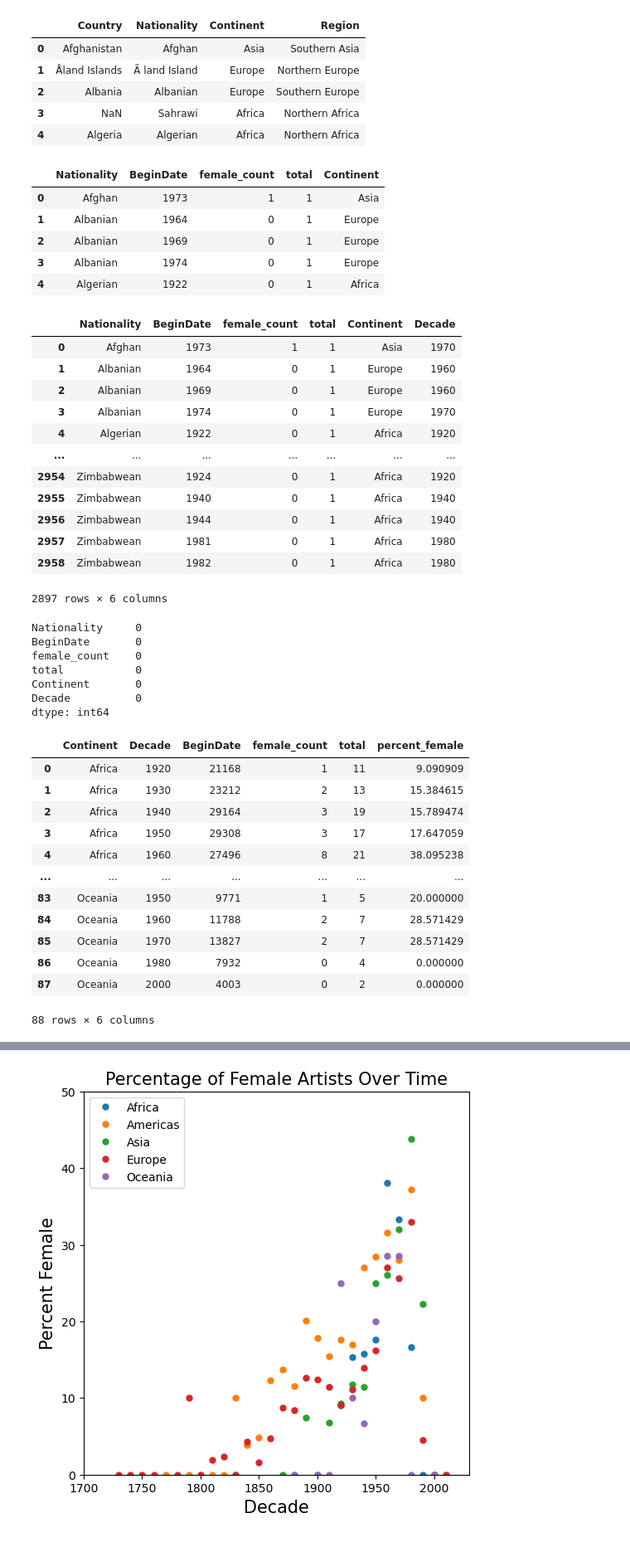
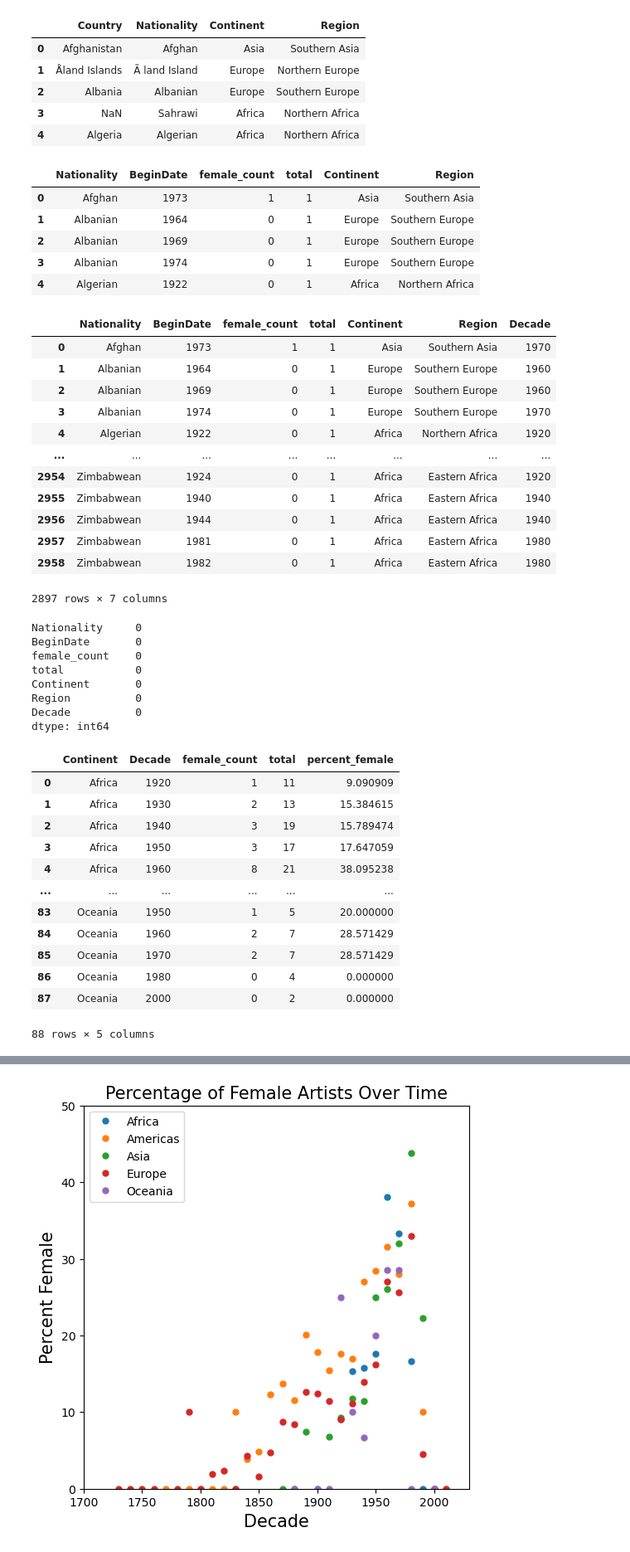
Before and after one commit to Isabelle-Raad/Final_Project_1, a Jupyter notebook: Percent_female.ipynb, the cells around one changed output, grey strips where cells are left out. Shown at 83% size. Saved outputs shown, nothing was run; the diff lists cells and outputs as text; code cells hidden in the pictures.

Commit message:
Linear Regressions by Continent and Region

```diff
--- a/Percent_female.ipynb
+++ b/Percent_female.ipynb
@@ -76,16 +76,18 @@ nationalities_df.head()
 | 3 | NaN | Sahrawi | Africa | Northern Africa |
 | 4 | Algeria | Algerian | Africa | Northern Africa |
 # %%
-nationalities_dict = dict(zip(nationalities_df['Nationality'], nationalities_df['Continent']))
-percent_female['Continent'] = percent_female['Nationality'].map(nationalities_dict)
+continents_dict = dict(zip(nationalities_df['Nationality'], nationalities_df['Continent']))
+percent_female['Continent'] = percent_female['Nationality'].map(continents_dict)
+regions_dict = dict(zip(nationalities_df['Nationality'], nationalities_df['Region']))
+percent_female['Region'] = percent_female['Nationality'].map(regions_dict)
 percent_female.head()
 # %% [output]
-|  | Nationality | BeginDate | female_count | total | Continent |
-| 0 | Afghan | 1973 | 1 | 1 | Asia |
-| 1 | Albanian | 1964 | 0 | 1 | Europe |
-| 2 | Albanian | 1969 | 0 | 1 | Europe |
-| 3 | Albanian | 1974 | 0 | 1 | Europe |
-| 4 | Algerian | 1922 | 0 | 1 | Africa |
+|  | Nationality | BeginDate | female_count | total | Continent | Region |
+| 0 | Afghan | 1973 | 1 | 1 | Asia | Southern Asia |
+| 1 | Albanian | 1964 | 0 | 1 | Europe | Southern Europe |
+| 2 | Albanian | 1969 | 0 | 1 | Europe | Southern Europe |
+| 3 | Albanian | 1974 | 0 | 1 | Europe | Southern Europe |
+| 4 | Algerian | 1922 | 0 | 1 | Africa | Northern Africa |
 # %%
 def end0(x):
     x = str(x)[:-1] + '0'
@@ -95,19 +97,19 @@ percent_female['Decade'] = percent_female['BeginDate'].apply(end0)
 percent_female['Decade'] = percent_female['Decade'].astype(int)
 percent_female
 # %% [output]
-|  | Nationality | BeginDate | female_count | total | Continent | Decade |
-| 0 | Afghan | 1973 | 1 | 1 | Asia | 1970 |
-| 1 | Albanian | 1964 | 0 | 1 | Europe | 1960 |
-| 2 | Albanian | 1969 | 0 | 1 | Europe | 1960 |
-| 3 | Albanian | 1974 | 0 | 1 | Europe | 1970 |
-| 4 | Algerian | 1922 | 0 | 1 | Africa | 1920 |
-| ... | ... | ... | ... | ... | ... | ... |
-| 2954 | Zimbabwean | 1924 | 0 | 1 | Africa | 1920 |
-| 2955 | Zimbabwean | 1940 | 0 | 1 | Africa | 1940 |
-| 2956 | Zimbabwean | 1944 | 0 | 1 | Africa | 1940 |
-| 2957 | Zimbabwean | 1981 | 0 | 1 | Africa | 1980 |
-| 2958 | Zimbabwean | 1982 | 0 | 1 | Africa | 1980 |
+|  | Nationality | BeginDate | female_count | total | Continent | Region | Decade |
+| 0 | Afghan | 1973 | 1 | 1 | Asia | Southern Asia | 1970 |
+| 1 | Albanian | 1964 | 0 | 1 | Europe | Southern Europe | 1960 |
+| 2 | Albanian | 1969 | 0 | 1 | Europe | Southern Europe | 1960 |
+| 3 | Albanian | 1974 | 0 | 1 | Europe | Southern Europe | 1970 |
+| 4 | Algerian | 1922 | 0 | 1 | Africa | Northern Africa | 1920 |
+| ... | ... | ... | ... | ... | ... | ... | ... |
+| 2954 | Zimbabwean | 1924 | 0 | 1 | Africa | Eastern Africa | 1920 |
+| 2955 | Zimbabwean | 1940 | 0 | 1 | Africa | Eastern Africa | 1940 |
+| 2956 | Zimbabwean | 1944 | 0 | 1 | Africa | Eastern Africa | 1940 |
+| 2957 | Zimbabwean | 1981 | 0 | 1 | Africa | Eastern Africa | 1980 |
+| 2958 | Zimbabwean | 1982 | 0 | 1 | Africa | Eastern Africa | 1980 |
-2897 rows × 6 columns
+2897 rows × 7 columns
 # %%
 percent_female.isna().sum()
 # %% [output]
@@ -116,24 +118,26 @@ BeginDate       0
 female_count    0
 total           0
 Continent       0
+Region          0
 Decade          0
 dtype: int64
 # %%
-percent_female = percent_female.groupby(['Continent', 'Decade']).sum()
-percent_female['percent_female'] = percent_female['female_count'] / percent_female['total'] * 100
-percent_female = percent_female.reset_index()
-percent_female
+percent_female_continent = percent_female.groupby(['Continent', 'Decade']).sum()
+percent_female_continent['percent_female'] = percent_female_continent['female_count'] / percent_female_continent['total'] * 100
+percent_female_continent = percent_female_continent.reset_index()
+percent_female_continent = percent_female_continent.drop('BeginDate', axis=1)
+percent_female_continent
 # %% [output]
-|  | Continent | Decade | BeginDate | female_count | total | percent_female |
-| 0 | Africa | 1920 | 21168 | 1 | 11 | 9.090909 |
-| 1 | Africa | 1930 | 23212 | 2 | 13 | 15.384615 |
-| 2 | Africa | 1940 | 29164 | 3 | 19 | 15.789474 |
-| 3 | Africa | 1950 | 29308 | 3 | 17 | 17.647059 |
-| 4 | Africa | 1960 | 27496 | 8 | 21 | 38.095238 |
-| ... | ... | ... | ... | ... | ... | ... |
-| 83 | Oceania | 1950 | 9771 | 1 | 5 | 20.000000 |
-| 84 | Oceania | 1960 | 11788 | 2 | 7 | 28.571429 |
-| 85 | Oceania | 1970 | 13827 | 2 | 7 | 28.571429 |
-| 86 | Oceania | 1980 | 7932 | 0 | 4 | 0.000000 |
-| 87 | Oceania | 2000 | 4003 | 0 | 2 | 0.000000 |
+|  | Continent | Decade | female_count | total | percent_female |
+| 0 | Africa | 1920 | 1 | 11 | 9.090909 |
+| 1 | Africa | 1930 | 2 | 13 | 15.384615 |
+| 2 | Africa | 1940 | 3 | 19 | 15.789474 |
+| 3 | Africa | 1950 | 3 | 17 | 17.647059 |
+| 4 | Africa | 1960 | 8 | 21 | 38.095238 |
+| ... | ... | ... | ... | ... | ... |
+| 83 | Oceania | 1950 | 1 | 5 | 20.000000 |
+| 84 | Oceania | 1960 | 2 | 7 | 28.571429 |
+| 85 | Oceania | 1970 | 2 | 7 | 28.571429 |
+| 86 | Oceania | 1980 | 0 | 4 | 0.000000 |
+| 87 | Oceania | 2000 | 0 | 2 | 0.000000 |
-88 rows × 6 columns
+88 rows × 5 columns
```
Also changed, not shown: parts of 5 cells of this notebook, 3 other files.
